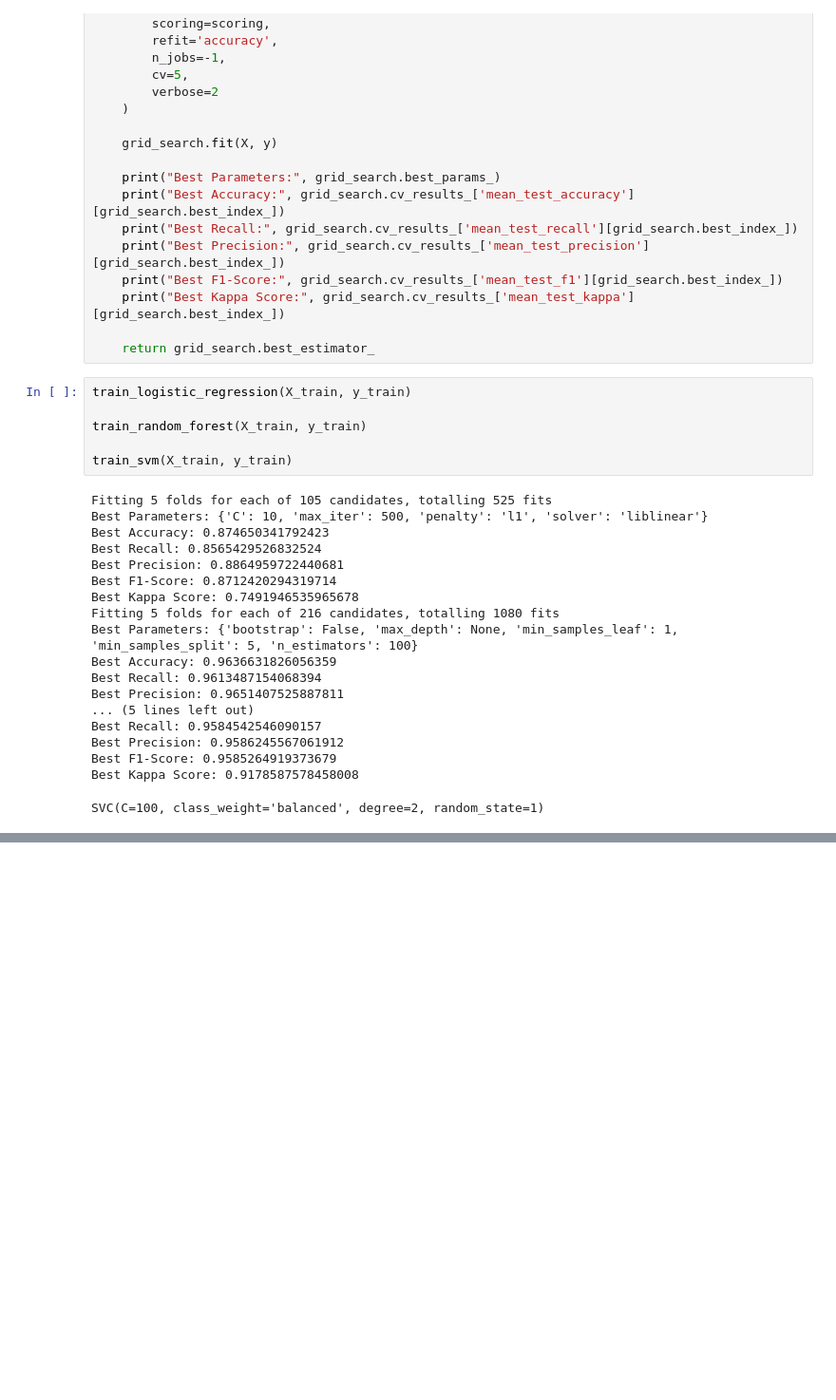
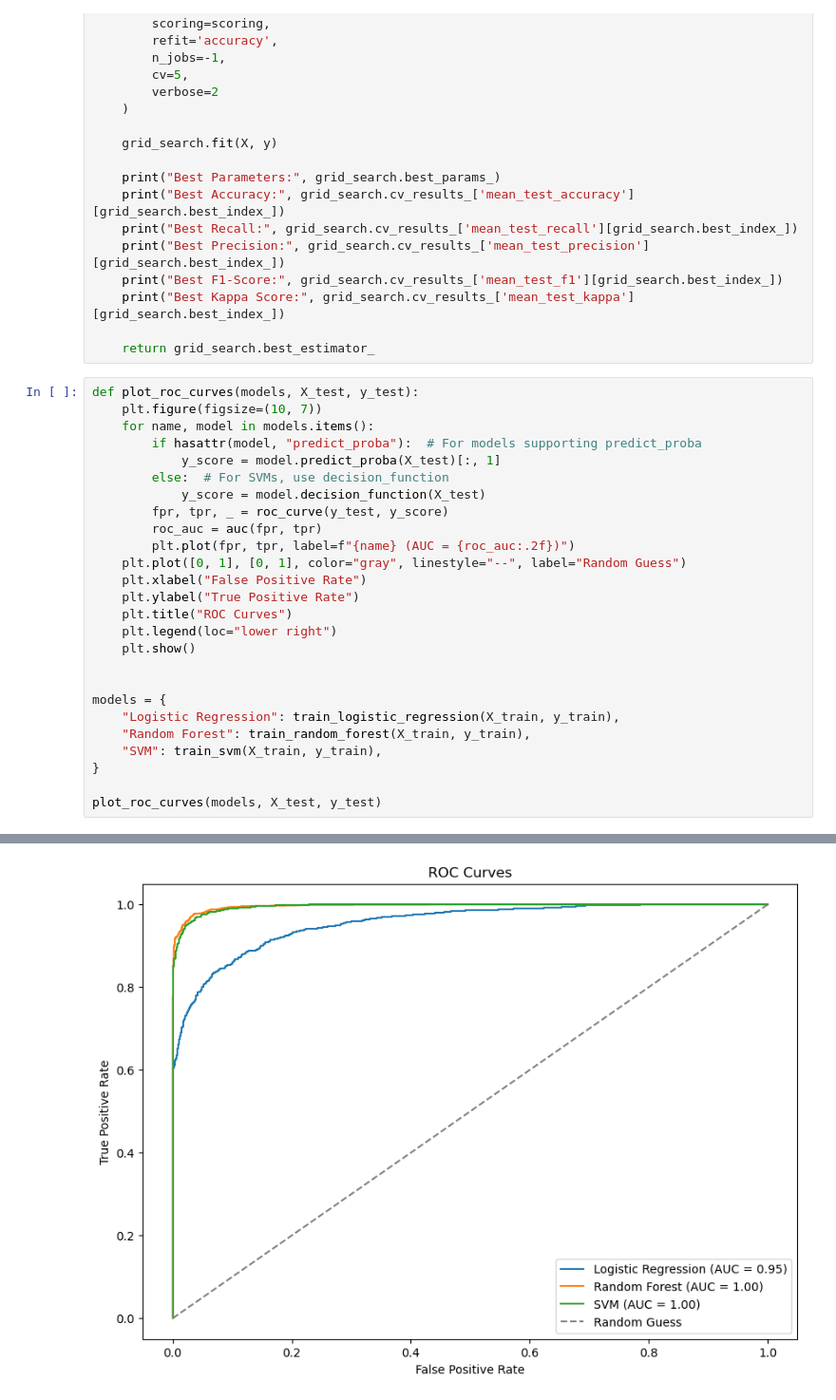
Before and after one commit to FranciscoVPinto/Indiv_Proj_ISis_89888, a Jupyter notebook: MachLearn.ipynb, the cells around one changed output, grey strips where cells are left out. Shown: that part at 95% size. Cells and saved outputs as stored; diff of their text form; blank space fills up the shorter version.

```diff
--- a/MachLearn.ipynb
+++ b/MachLearn.ipynb
@@ -129,28 +133,30 @@ def train_svm(X, y):
     print("Best Kappa Score:", grid_search.cv_results_['mean_test_kappa'][grid_search.best_index_])
 
     return grid_search.best_estimator_
-# %%
-train_logistic_regression(X_train, y_train)
-
-train_random_forest(X_train, y_train)
-
-train_svm(X_train, y_train)
-# %% [output]
-Fitting 5 folds for each of 105 candidates, totalling 525 fits
-Best Parameters: {'C': 10, 'max_iter': 500, 'penalty': 'l1', 'solver': 'liblinear'}
-Best Accuracy: 0.874650341792423
-Best Recall: 0.8565429526832524
-Best Precision: 0.8864959722440681
-Best F1-Score: 0.8712420294319714
-Best Kappa Score: 0.7491946535965678
-Fitting 5 folds for each of 216 candidates, totalling 1080 fits
-Best Parameters: {'bootstrap': False, 'max_depth': None, 'min_samples_leaf': 1, 'min_samples_split': 5, 'n_estimators': 100}
-Best Accuracy: 0.9636631826056359
-Best Recall: 0.9613487154068394
-Best Precision: 0.9651407525887811
-... (5 lines left out)
-Best Recall: 0.9584542546090157
-Best Precision: 0.9586245567061912
-Best F1-Score: 0.9585264919373679
-Best Kappa Score: 0.9178587578458008
-SVC(C=100, class_weight='balanced', degree=2, random_state=1)
+# %%
+def plot_roc_curves(models, X_test, y_test):
+    plt.figure(figsize=(10, 7))
+    for name, model in models.items():
+        if hasattr(model, "predict_proba"):  # For models supporting predict_proba
+            y_score = model.predict_proba(X_test)[:, 1]
+        else:  # For SVMs, use decision_function
+            y_score = model.decision_function(X_test)
+        fpr, tpr, _ = roc_curve(y_test, y_score)
+        roc_auc = auc(fpr, tpr)
+        plt.plot(fpr, tpr, label=f"{name} (AUC = {roc_auc:.2f})")
+    plt.plot([0, 1], [0, 1], color="gray", linestyle="--", label="Random Guess")
+    plt.xlabel("False Positive Rate")
+    plt.ylabel("True Positive Rate")
+    plt.title("ROC Curves")
+    plt.legend(loc="lower right")
+    plt.show()
+
+
+models = {
+    "Logistic Regression": train_logistic_regression(X_train, y_train),
+    "Random Forest": train_random_forest(X_train, y_train),
+    "SVM": train_svm(X_train, y_train),
+}
+
+plot_roc_curves(models, X_test, y_test)
+# %% [output]
@@ -156,0 +180 @@ SVC(C=100, class_weight='balanced', degree=2, random_state=1)
+[figure, added]
```
Also changed, not shown: parts of 2 cells of this notebook, 6 other files.
